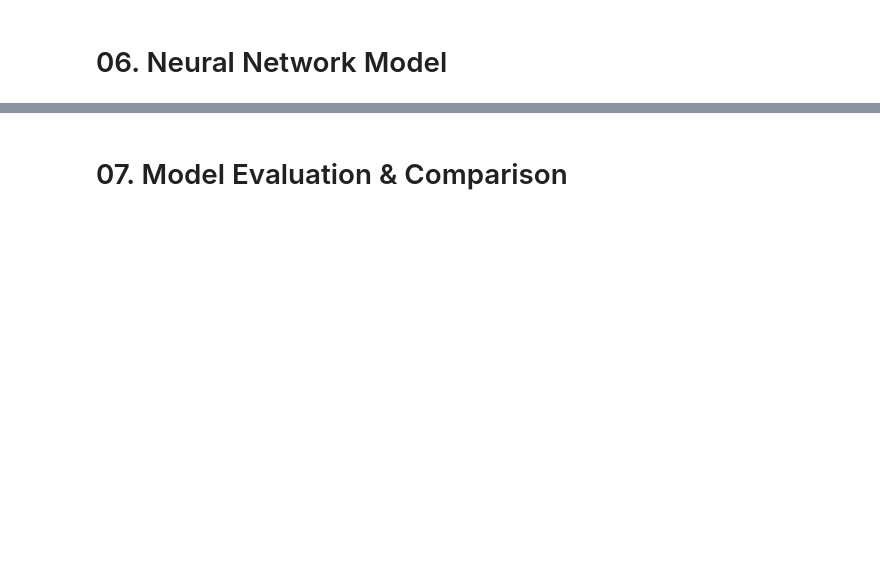
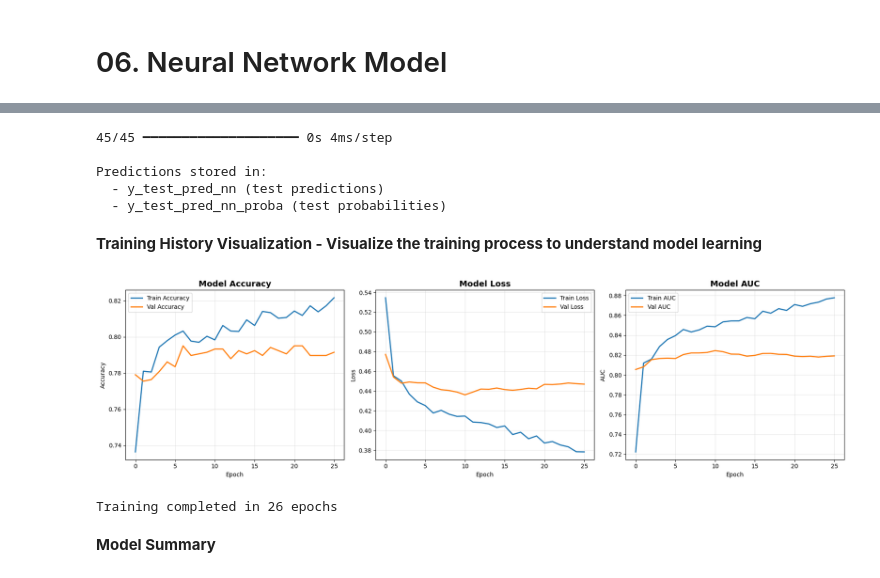
Before and after one commit to Dinu-Nimnara/CM2604_CW_2425587, a Jupyter notebook: CM2604_CW_2425587.ipynb, the cells around one changed output, grey strips where cells are left out. Cells and saved outputs as stored; diff of their text form; code cells hidden in the pictures; blank space fills up the shorter version.

```diff
--- a/CM2604_CW_2425587.ipynb
+++ b/CM2604_CW_2425587.ipynb
@@ -1025,0 +1512,17 @@ See the caveats in the documentation: https://pandas.pydata.org/pandas-docs/stab
+# %%
+print("\n" + "="*70)
+print("TRAINING OPTIMAL NEURAL NETWORK")
+print("="*70)
+print("\nThis may take a few minutes...\n")
+
+# Train optimal model
+history_optimal = nn_optimal.fit(
+    X_train_balanced, y_train_balanced,
+    epochs=100,
+    batch_size=32,
+    validation_split=0.2,
+    callbacks=[early_stopping, reduce_lr],
+    verbose=1
+)
+
+print("\n✅ Optimal Neural Network trained successfully!")
@@ -1026,2 +1547,56 @@ See the caveats in the documentation: https://pandas.pydata.org/pandas-docs/stab
+# %%
+# Make predictions (store for later comparison)
+y_test_pred_nn_proba = nn_optimal.predict(X_test_processed).flatten()
+y_test_pred_nn = (y_test_pred_nn_proba > 0.5).astype(int)
+
+print("\nPredictions stored in:")
+print("  - y_test_pred_nn (test predictions)")
+print("  - y_test_pred_nn_proba (test probabilities)")
+# %% [output]
+45/45 ━━━━━━━━━━━━━━━━━━━━ 0s 4ms/step
+
+Predictions stored in:
+  - y_test_pred_nn (test predictions)
+  - y_test_pred_nn_proba (test probabilities)
+# %% [markdown]
+**Training History Visualization - Visualize the training process to understand model learning**
+# %%
+# Plot training history
+fig, axes = plt.subplots(1, 3, figsize=(18, 5))
+
+# Accuracy
+axes[0].plot(history_optimal.history['accuracy'], label='Train Accuracy', linewidth=2)
+axes[0].plot(history_optimal.history['val_accuracy'], label='Val Accuracy', linewidth=2)
+axes[0].set_title('Model Accuracy', fontsize=14, fontweight='bold')
+axes[0].set_xlabel('Epoch')
+axes[0].set_ylabel('Accuracy')
+axes[0].legend()
+axes[0].grid(True, alpha=0.3)
+
+# Loss
+axes[1].plot(history_optimal.history['loss'], label='Train Loss', linewidth=2)
+axes[1].plot(history_optimal.history['val_loss'], label='Val Loss', linewidth=2)
+axes[1].set_title('Model Loss', fontsize=14, fontweight='bold')
+axes[1].set_xlabel('Epoch')
+axes[1].set_ylabel('Loss')
+axes[1].legend()
+axes[1].grid(True, alpha=0.3)
+
+# AUC
+axes[2].plot(history_optimal.history['auc'], label='Train AUC', linewidth=2)
+axes[2].plot(history_optimal.history['val_auc'], label='Val AUC', linewidth=2)
+axes[2].set_title('Model AUC', fontsize=14, fontweight='bold')
+axes[2].set_xlabel('Epoch')
+axes[2].set_ylabel('AUC')
+axes[2].legend()
+axes[2].grid(True, alpha=0.3)
+
+plt.tight_layout()
+plt.show()
+
+print("\nTraining completed in", len(history_optimal.history['loss']), "epochs")
+# %% [output]
+[figure, added]
+Training completed in 26 epochs
 # %% [markdown]
-# 07. Model Evaluation & Comparison
+**Model Summary**
```
Also changed, not shown: parts of 49 cells of this notebook.
